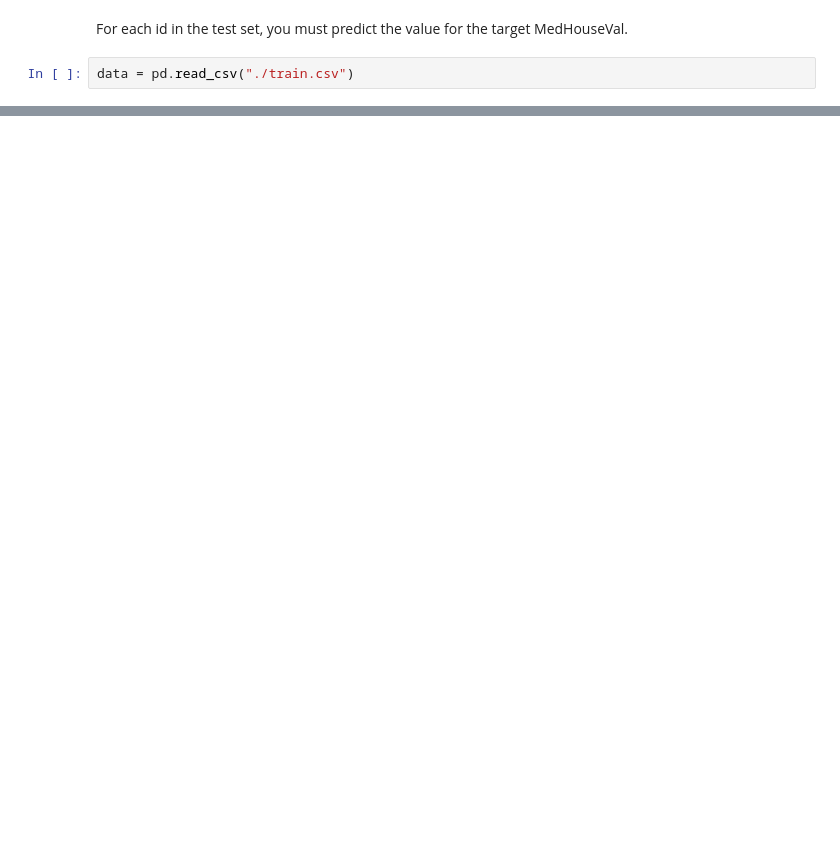
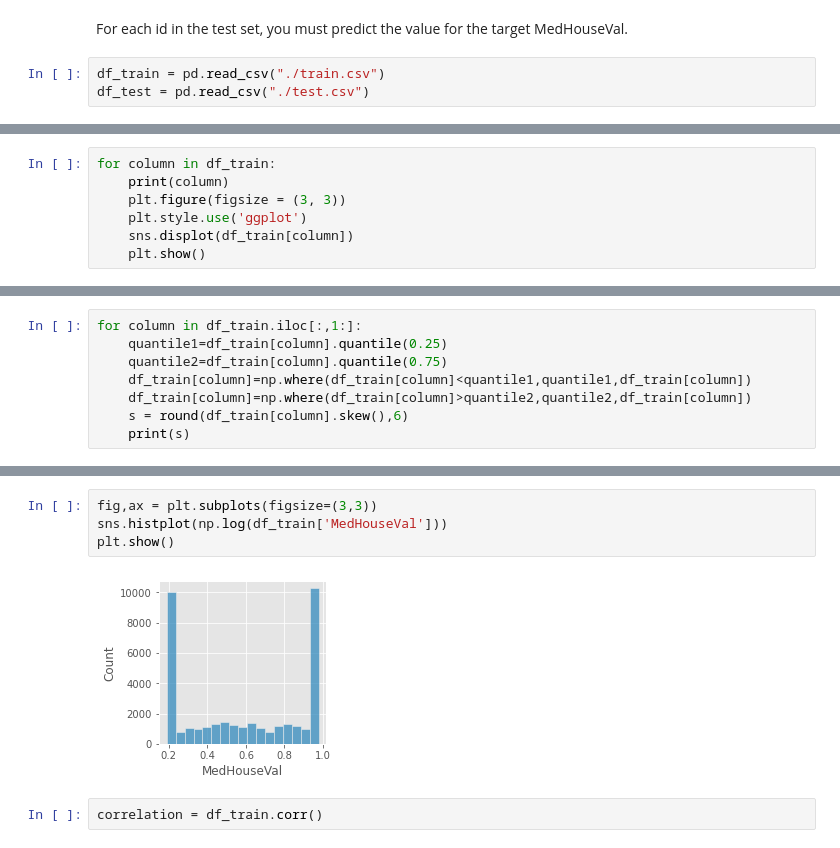
Before and after one commit to hibiki333155555/kaggle_playground2, a Jupyter notebook: EDA.ipynb, the cells around one changed output, grey strips where cells are left out. Saved outputs shown, nothing was run; the diff lists cells and outputs as text; blank space fills up the shorter version.

Commit message:
convert skew data

```diff
--- a/EDA.ipynb
+++ b/EDA.ipynb
@@ -7,4 +8,5 @@ import seaborn as sns
 # %% [markdown]
 For each id in the test set, you must predict the value for the target MedHouseVal.
 # %%
-data = pd.read_csv("./train.csv")
+df_train = pd.read_csv("./train.csv")
+df_test = pd.read_csv("./test.csv")
@@ -56,0 +56,7 @@ sns.heatmap(data)
+# %%
+for column in df_train:
+    print(column)
+    plt.figure(figsize = (3, 3))
+    plt.style.use('ggplot')
+    sns.displot(df_train[column])
+    plt.show()
@@ -56,0 +93,8 @@ sns.heatmap(data)
+# %%
+for column in df_train.iloc[:,1:]:
+    quantile1=df_train[column].quantile(0.25)
+    quantile2=df_train[column].quantile(0.75)
+    df_train[column]=np.where(df_train[column]<quantile1,quantile1,df_train[column])
+    df_train[column]=np.where(df_train[column]>quantile2,quantile2,df_train[column])
+    s = round(df_train[column].skew(),6)
+    print(s)
@@ -56,0 +111,8 @@ sns.heatmap(data)
+# %%
+fig,ax = plt.subplots(figsize=(3,3))
+sns.histplot(np.log(df_train['MedHouseVal']))
+plt.show()
+# %% [output]
+[figure, added]
+# %%
+correlation = df_train.corr()
```
Also changed, not shown: parts of 19 cells of this notebook.
